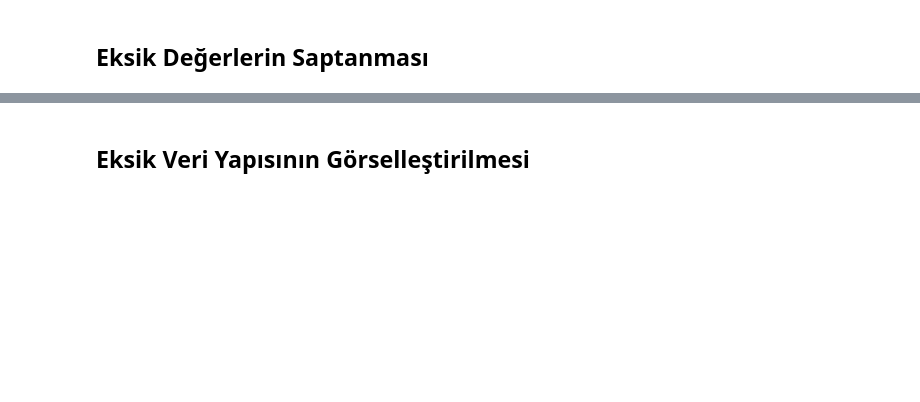
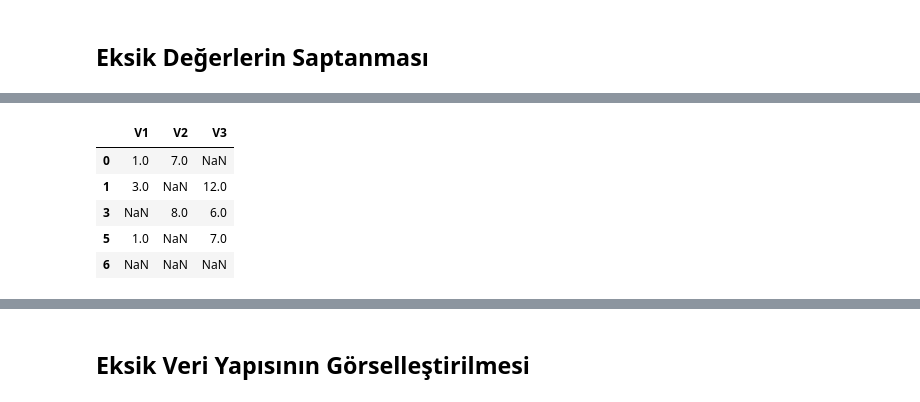
Before and after one commit to Orlando-Houston/Machine-Learning, a Jupyter notebook: Aykiri Gozlem Analizi.ipynb, the cells around one changed output, grey strips where cells are left out. Cells and saved outputs as stored; diff of their text form; code cells hidden in the pictures; blank space fills up the shorter version.

```diff
--- a/Aykiri Gozlem Analizi.ipynb
+++ b/Aykiri Gozlem Analizi.ipynb
@@ -576,3 +674,13 @@ df.isnull().sum().sum()
+# %%
+#en az bir eksik değere sahip gözlemler
+df[df.isnull().any(axis=1)]
+# %% [output]
+|  | V1 | V2 | V3 |
+| 0 | 1.0 | 7.0 | NaN |
+| 1 | 3.0 | NaN | 12.0 |
+| 3 | NaN | 8.0 | 6.0 |
+| 5 | 1.0 | NaN | 7.0 |
+| 6 | NaN | NaN | NaN |
 # %%
 #tüm değerleri tam olan gözlemler
 df[df.notnull().all(axis=1)]
```
Also changed, not shown: parts of 143 cells of this notebook, 1 other file.
